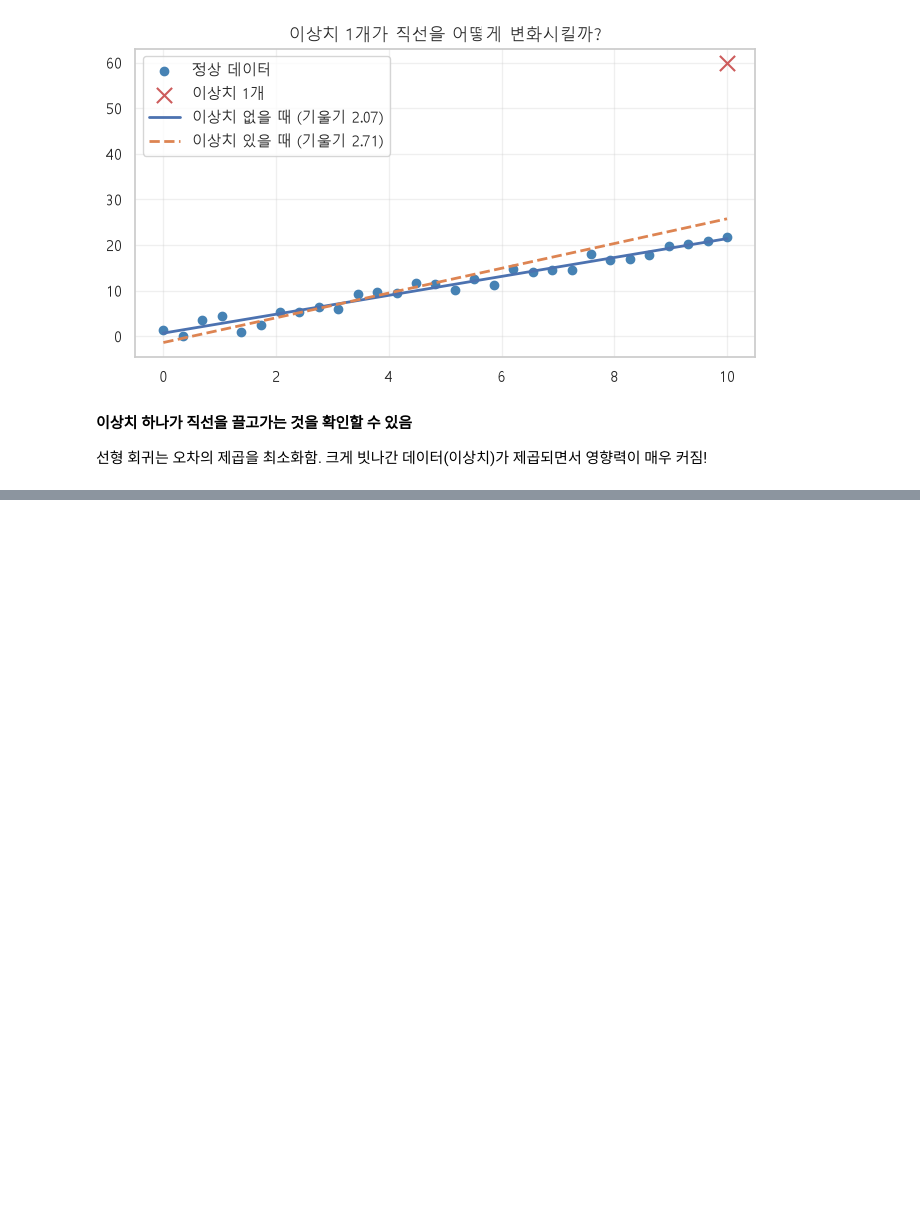
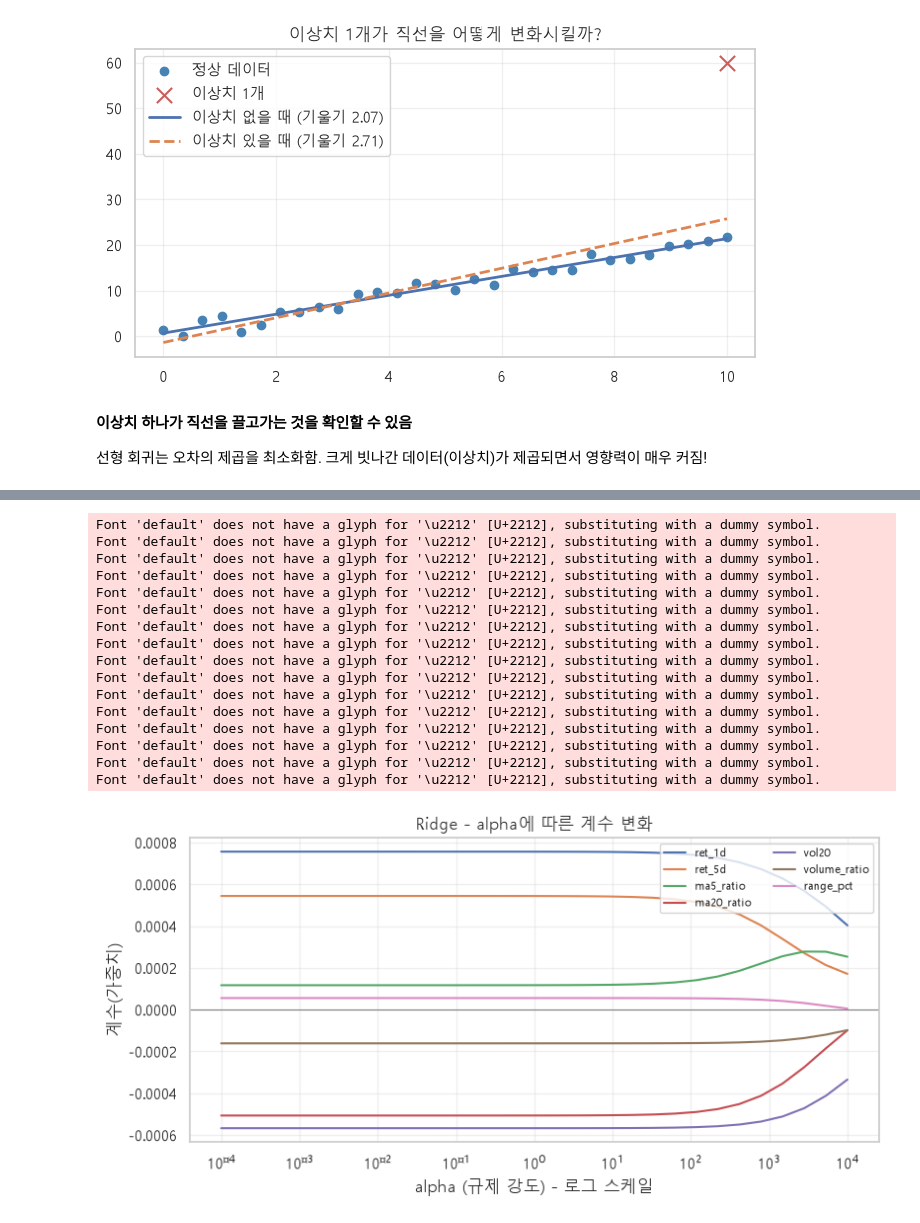
Before and after one commit to Cinderelllllla/demo-repository, a Jupyter notebook: 12_ml/04_regression.ipynb, the cells around one changed output, grey strips where cells are left out. Drawn from its saved outputs; the diff is of its cells as text; code cells hidden in the pictures; blank space fills up the shorter version.

```diff
--- a/12_ml/04_regression.ipynb
+++ b/12_ml/04_regression.ipynb
@@ -215,0 +271,49 @@ plt.show()
+# %%
+# alpha을 키우면 계수가 어떻게 줄어드는 지 확인해보기
+
+# 0.0001 ~ 10000 구간을 로그 스케일 간격으로 30개로 나눔
+alphas = np.logspace(-4, 4, 30)
+
+path = []
+
+for a in alphas:
+    m = make(Ridge(alpha=a))
+
+    m.fit(X_train, y_train_reg)
+    path.append(m.named_steps["m"].coef_)
+
+path = np.array(path)  # list -> ndarray (alpha 개수, 피처개수)
+
+fig, ax = plt.subplots(figsize=(9,4))
+for i, f in enumerate(FEATURES):
+    ax.plot(alphas, path[:, i], label=f)
+
+ax.set_xscale("log")
+ax.axhline(0, color="gray", lw=0.8)
+
+ax.set_xlabel("alpha (규제 강도) - 로그 스케일")
+ax.set_ylabel("계수(가중치)")
+ax.set_title("Ridge - alpha에 따른 계수 변화")
+
+ax.legend(fontsize=8, ncol=2)
+ax.grid(alpha=0.3)
+
+plt.show()
+# %% [output]
+Font 'default' does not have a glyph for '\u2212' [U+2212], substituting with a dummy symbol.
+Font 'default' does not have a glyph for '\u2212' [U+2212], substituting with a dummy symbol.
+Font 'default' does not have a glyph for '\u2212' [U+2212], substituting with a dummy symbol.
+Font 'default' does not have a glyph for '\u2212' [U+2212], substituting with a dummy symbol.
+Font 'default' does not have a glyph for '\u2212' [U+2212], substituting with a dummy symbol.
+Font 'default' does not have a glyph for '\u2212' [U+2212], substituting with a dummy symbol.
+Font 'default' does not have a glyph for '\u2212' [U+2212], substituting with a dummy symbol.
+Font 'default' does not have a glyph for '\u2212' [U+2212], substituting with a dummy symbol.
+Font 'default' does not have a glyph for '\u2212' [U+2212], substituting with a dummy symbol.
+Font 'default' does not have a glyph for '\u2212' [U+2212], substituting with a dummy symbol.
+Font 'default' does not have a glyph for '\u2212' [U+2212], substituting with a dummy symbol.
+Font 'default' does not have a glyph for '\u2212' [U+2212], substituting with a dummy symbol.
+Font 'default' does not have a glyph for '\u2212' [U+2212], substituting with a dummy symbol.
+Font 'default' does not have a glyph for '\u2212' [U+2212], substituting with a dummy symbol.
+Font 'default' does not have a glyph for '\u2212' [U+2212], substituting with a dummy symbol.
+Font 'default' does not have a glyph for '\u2212' [U+2212], substituting with a dummy symbol.
+[figure, added]
```
Also changed, not shown: parts of 4 cells of this notebook.
